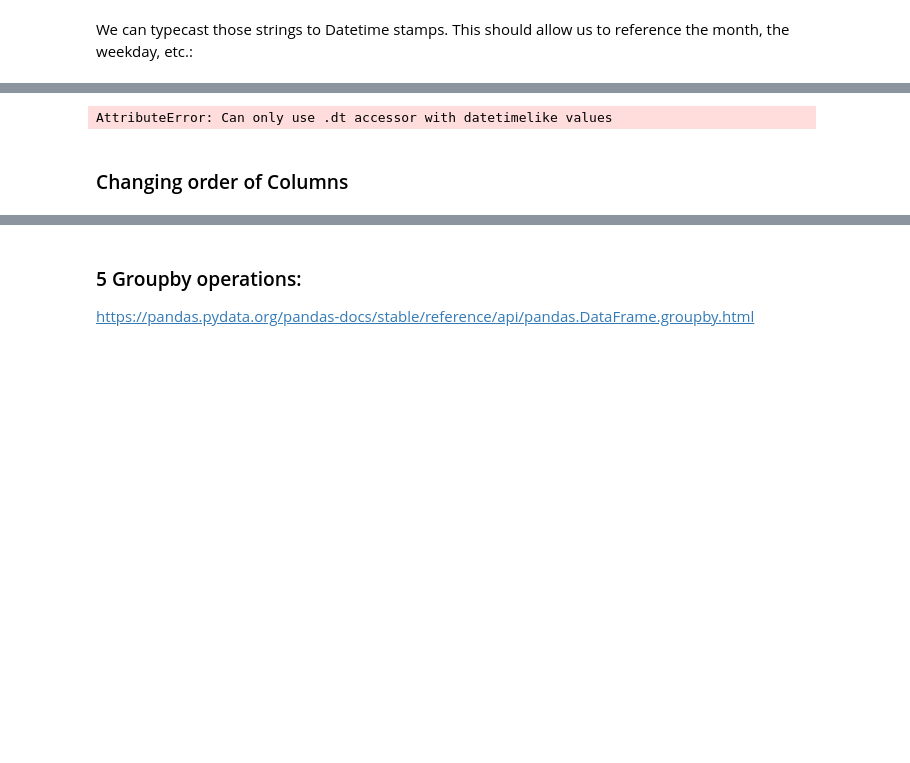
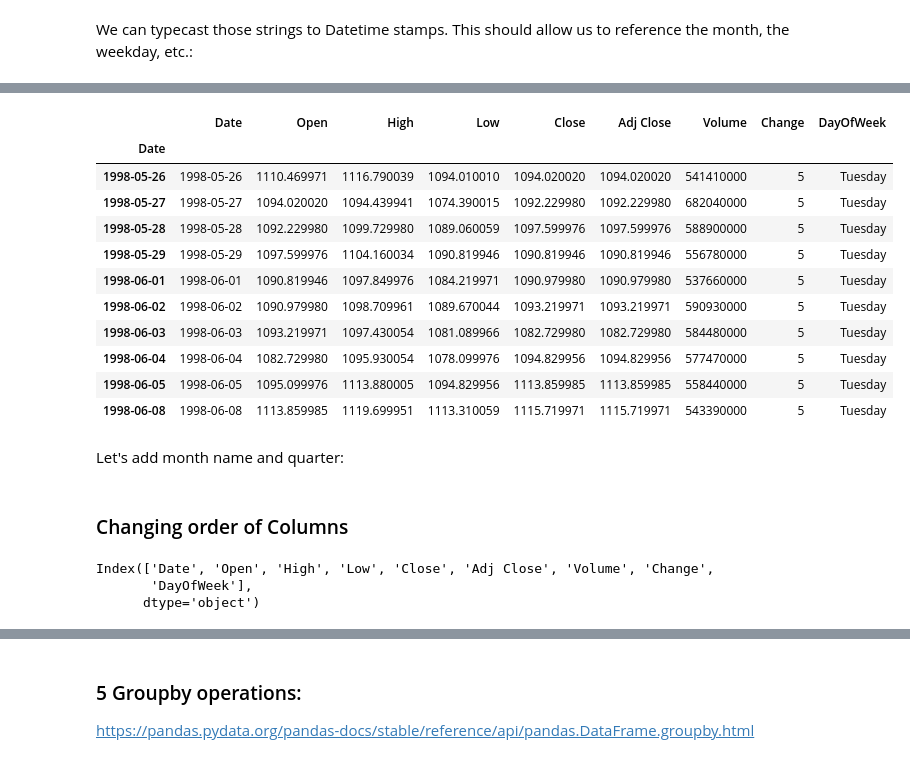
Before and after one commit to gcallah/Python4Finance, a Jupyter notebook: Introduction to Pandas.ipynb, the cells around one changed output, grey strips where cells are left out. Drawn from its saved outputs; the diff is of its cells as text; code cells hidden in the pictures; blank space fills up the shorter version.

```diff
--- a/Introduction to Pandas.ipynb
+++ b/Introduction to Pandas.ipynb
@@ -300,8 +310,20 @@ df["Date"][0]
 # %%
-df["DayOfWeek"] = df["Date"].dt.day_name()
+df["DayOfWeek"] = df["Date"][0].day_name()
 
-# Note how we had to use .dt to access the datetime functions!
 df.head(10)
 # %% [output]
-AttributeError: Can only use .dt accessor with datetimelike values
+|  | Date | Open | High | Low | Close | Adj Close | Volume | Change | DayOfWeek |
+| Date |  |  |  |  |  |  |  |  |  |
+| 1998-05-26 | 1998-05-26 | 1110.469971 | 1116.790039 | 1094.010010 | 1094.020020 | 1094.020020 | 541410000 | 5 | Tuesday |
+| 1998-05-27 | 1998-05-27 | 1094.020020 | 1094.439941 | 1074.390015 | 1092.229980 | 1092.229980 | 682040000 | 5 | Tuesday |
+| 1998-05-28 | 1998-05-28 | 1092.229980 | 1099.729980 | 1089.060059 | 1097.599976 | 1097.599976 | 588900000 | 5 | Tuesday |
+| 1998-05-29 | 1998-05-29 | 1097.599976 | 1104.160034 | 1090.819946 | 1090.819946 | 1090.819946 | 556780000 | 5 | Tuesday |
+| 1998-06-01 | 1998-06-01 | 1090.819946 | 1097.849976 | 1084.219971 | 1090.979980 | 1090.979980 | 537660000 | 5 | Tuesday |
+| 1998-06-02 | 1998-06-02 | 1090.979980 | 1098.709961 | 1089.670044 | 1093.219971 | 1093.219971 | 590930000 | 5 | Tuesday |
+| 1998-06-03 | 1998-06-03 | 1093.219971 | 1097.430054 | 1081.089966 | 1082.729980 | 1082.729980 | 584480000 | 5 | Tuesday |
+| 1998-06-04 | 1998-06-04 | 1082.729980 | 1095.930054 | 1078.099976 | 1094.829956 | 1094.829956 | 577470000 | 5 | Tuesday |
+| 1998-06-05 | 1998-06-05 | 1095.099976 | 1113.880005 | 1094.829956 | 1113.859985 | 1113.859985 | 558440000 | 5 | Tuesday |
+| 1998-06-08 | 1998-06-08 | 1113.859985 | 1119.699951 | 1113.310059 | 1115.719971 | 1115.719971 | 543390000 | 5 | Tuesday |
+# %% [markdown]
+Let's add month name and quarter:
 # %%
@@ -317,6 +338,10 @@ df.head(10)
 curr_columns = df.columns
 
 print(curr_columns)
+# %% [output]
+Index(['Date', 'Open', 'High', 'Low', 'Close', 'Adj Close', 'Volume', 'Change',
+       'DayOfWeek'],
+      dtype='object')
 # %%
 new_columns = ['Date', 'DayOfWeek', 'Month', 'Quarter', 'Open', 'High', 'Low', 'Close', 'Adj Close', 'Volume',
        'Change_from_Open', 'Change_from_Prev_Close',
```
Also changed, not shown: parts of 13 cells of this notebook.
